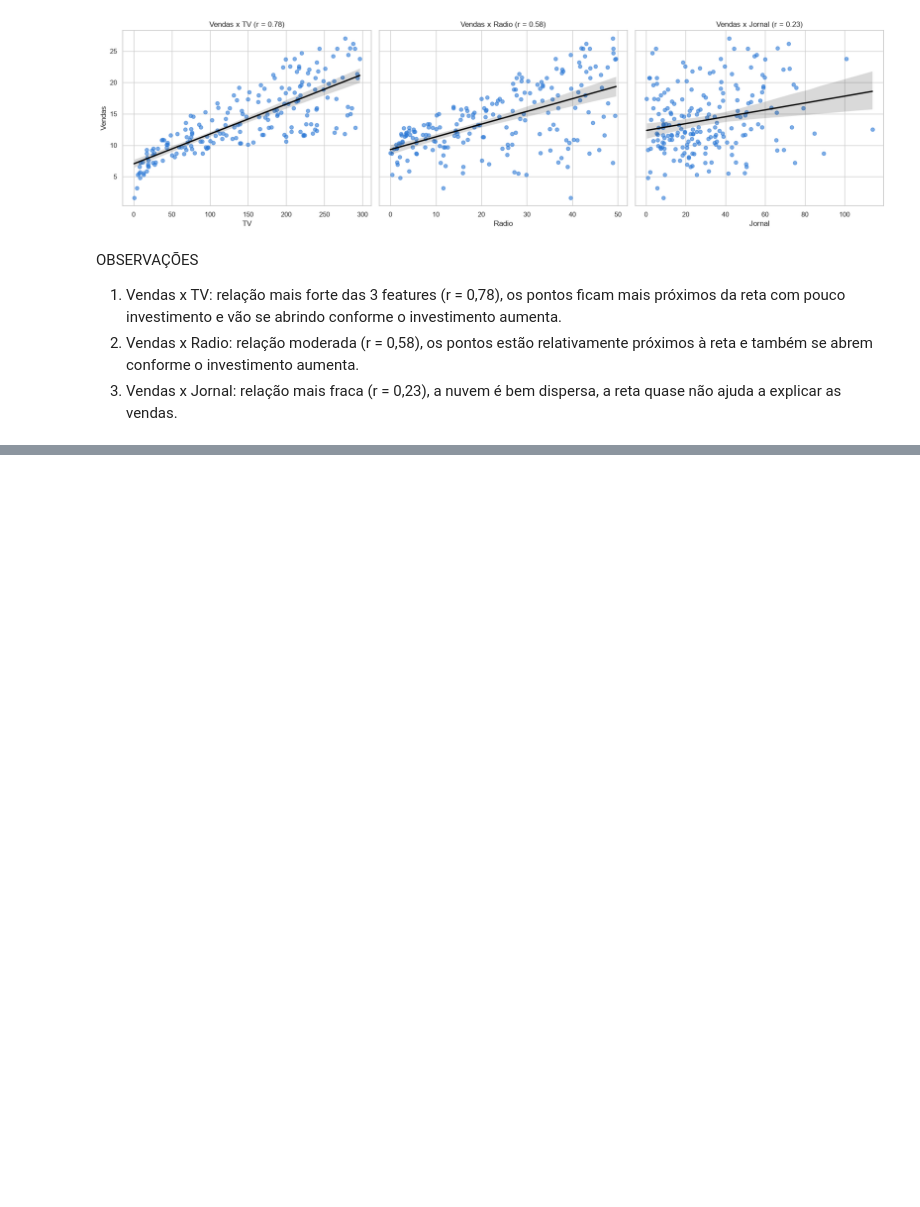
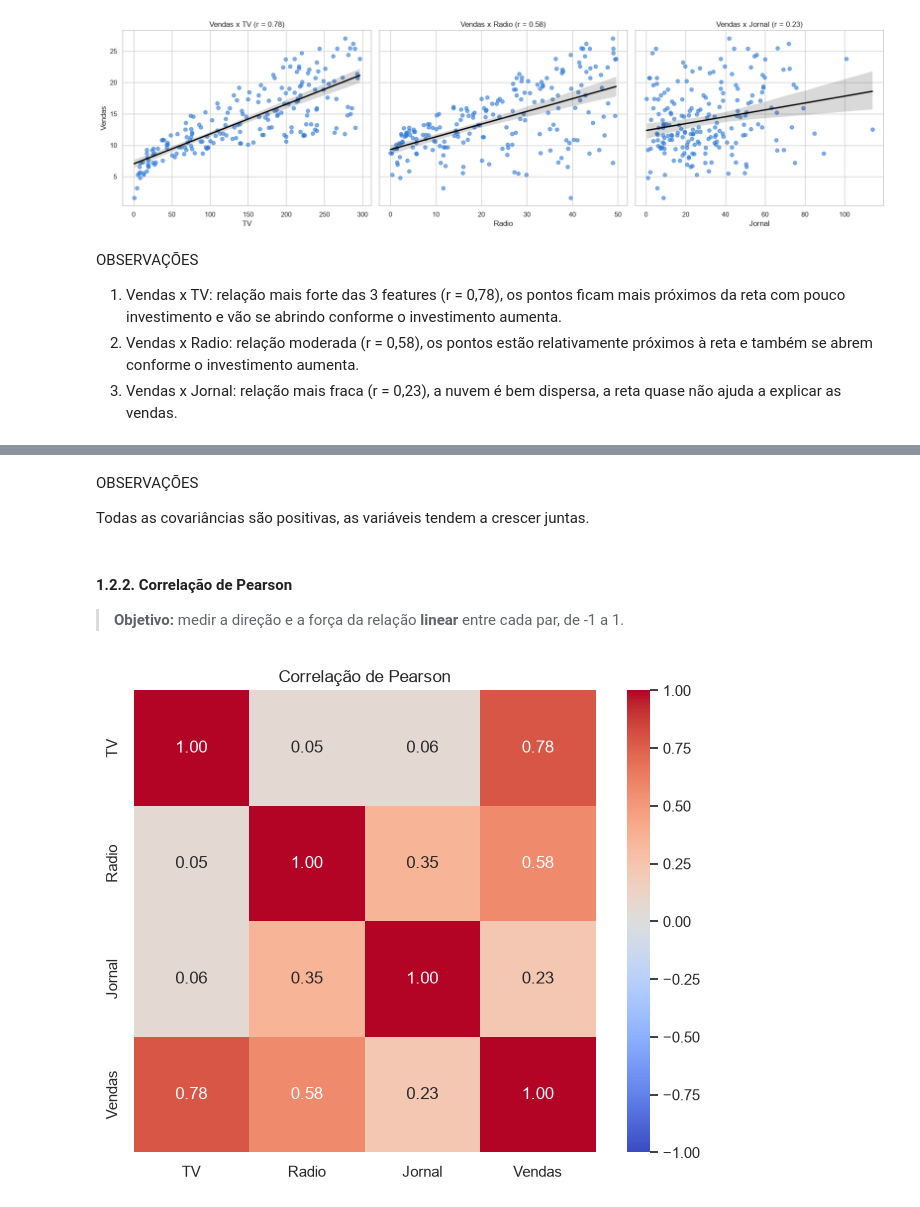
Before and after one commit to joaopdroslv/modelos-de-regressao-pucminas, a Jupyter notebook: Atividades/Lista_1/notebooks/Lista_1 - Análises.ipynb, the cells around one changed output, grey strips where cells are left out. Saved outputs shown, nothing was run; the diff lists cells and outputs as text; code cells hidden in the pictures; blank space fills up the shorter version.

```diff
--- a/Atividades/Lista_1/notebooks/Lista_1 - Análises.ipynb
+++ b/Atividades/Lista_1/notebooks/Lista_1 - Análises.ipynb
@@ -296,0 +313,17 @@ OBSERVAÇÕES
+# %% [markdown]
+OBSERVAÇÕES
+
+Todas as covariâncias são positivas, as variáveis tendem a crescer juntas.
+# %% [markdown]
+#### 1.2.2. Correlação de Pearson
+
+> **Objetivo:** medir a direção e a força da relação **linear** entre cada par, de -1 a 1.
+# %%
+corr_pearson = propagandas.corr(method='pearson')
+
+plt.figure(figsize=(8, 6))
+sns.heatmap(corr_pearson, annot=True, fmt='.2f', cmap='coolwarm', vmin=-1, vmax=1, square=True)
+plt.title('Correlação de Pearson')
+plt.show()
+# %% [output]
+[figure, added]
```
Also changed, not shown: parts of 10 cells of this notebook.
